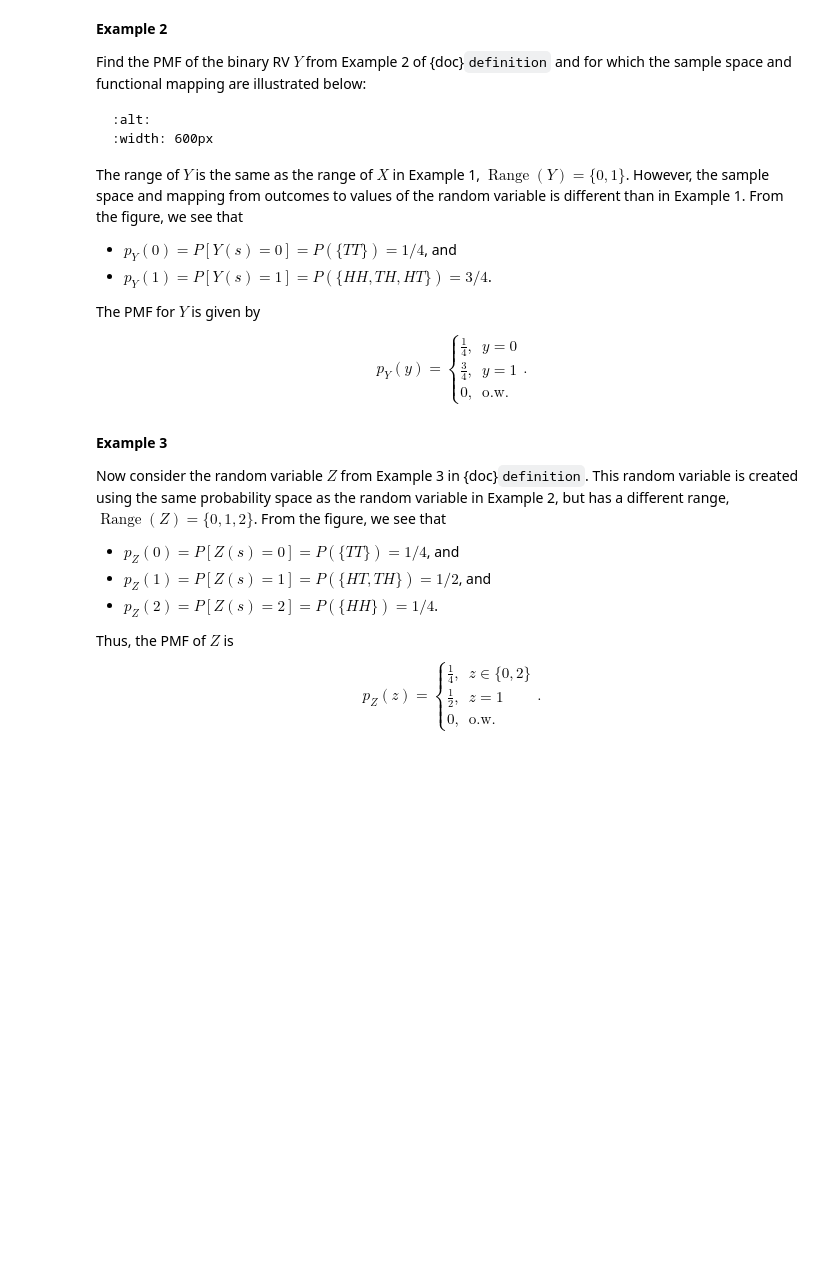
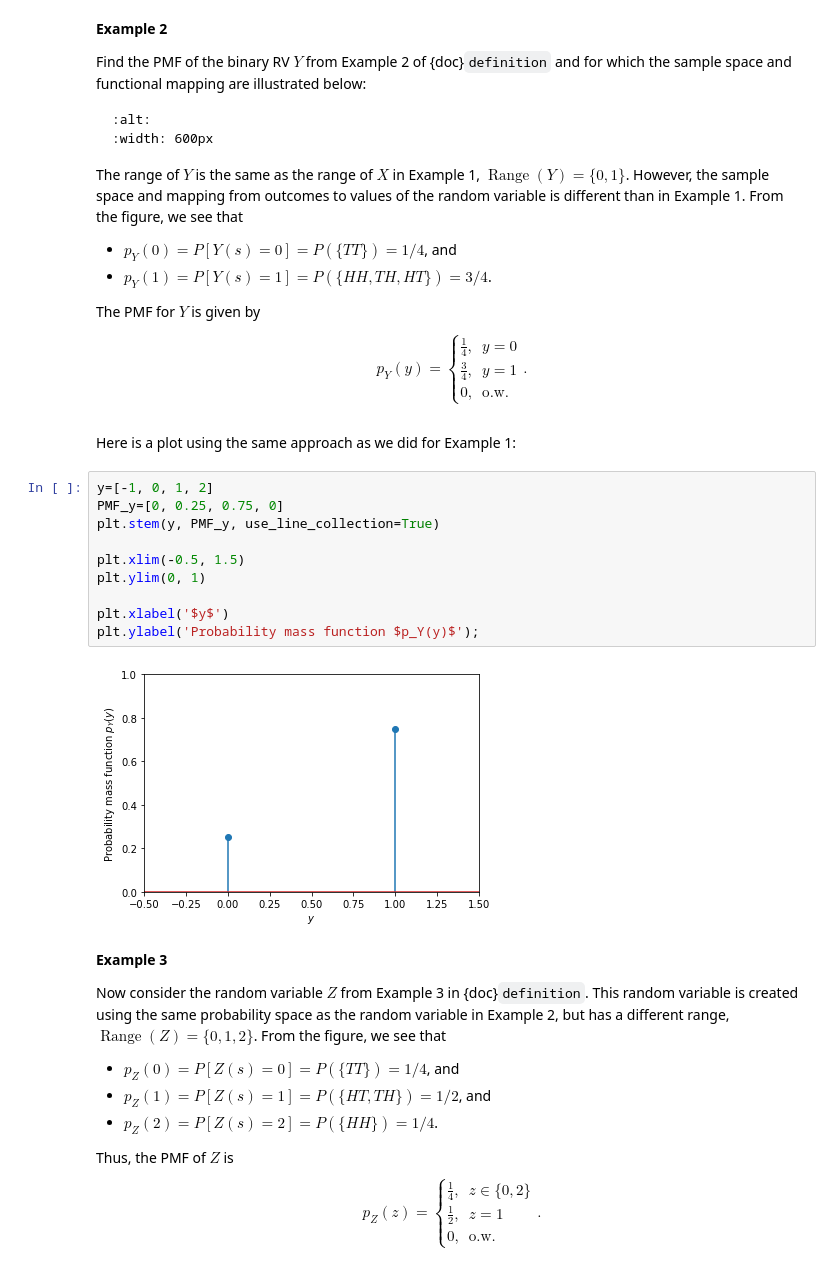
Before and after one commit to michael-borck/Foundations-of-Data-Science-with-Python, a Jupyter notebook: _sources/08-random-variables/discrete-rvs.ipynb, the cells around one changed output. Cells and saved outputs as stored; diff of their text form; blank space fills up the shorter version.

```diff
--- a/_sources/08-random-variables/discrete-rvs.ipynb
+++ b/_sources/08-random-variables/discrete-rvs.ipynb
@@ -116,6 +146,20 @@ p_Y(y) =
 0, & \mbox{o.w.}
 \end{cases}.
 $$
+# %% [markdown]
+Here is a plot using the same approach as we did for Example 1:
+# %%
+y=[-1, 0, 1, 2]
+PMF_y=[0, 0.25, 0.75, 0]
+plt.stem(y, PMF_y, use_line_collection=True)
+
+plt.xlim(-0.5, 1.5)
+plt.ylim(0, 1)
+
+plt.xlabel('$y$')
+plt.ylabel('Probability mass function $p_Y(y)$');
+# %% [output]
+[figure, added]
 # %% [markdown]
 **Example 3**
 
```
Also changed, not shown: parts of 13 cells of this notebook, 16 other files.
